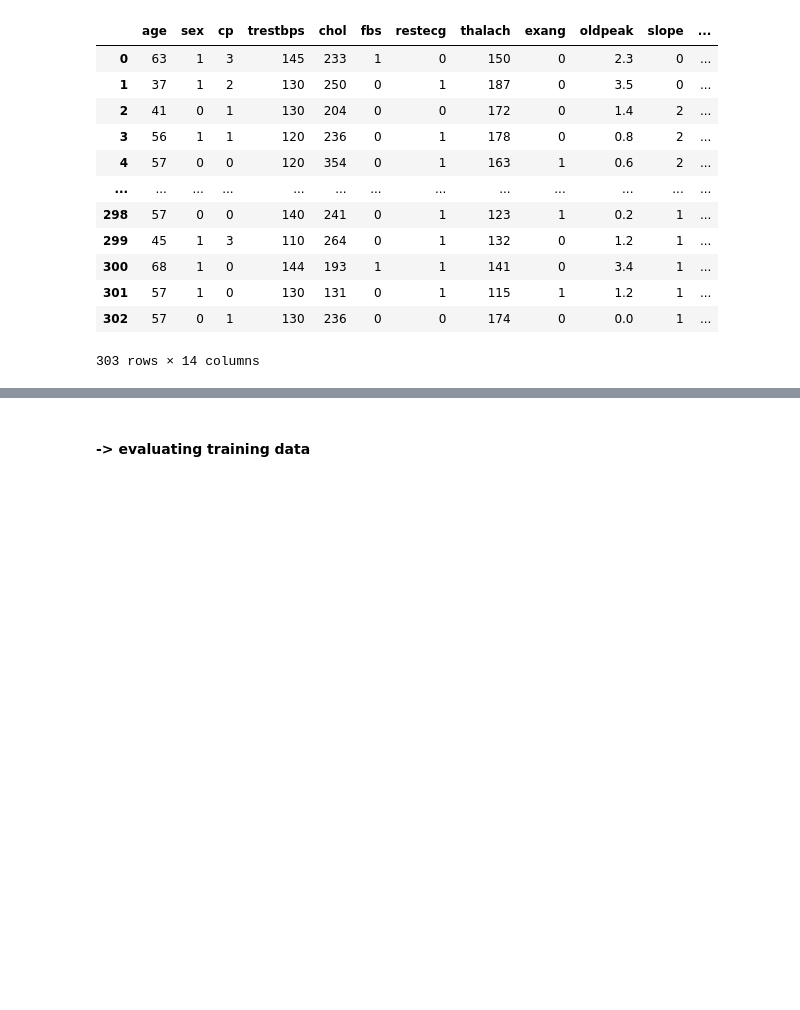
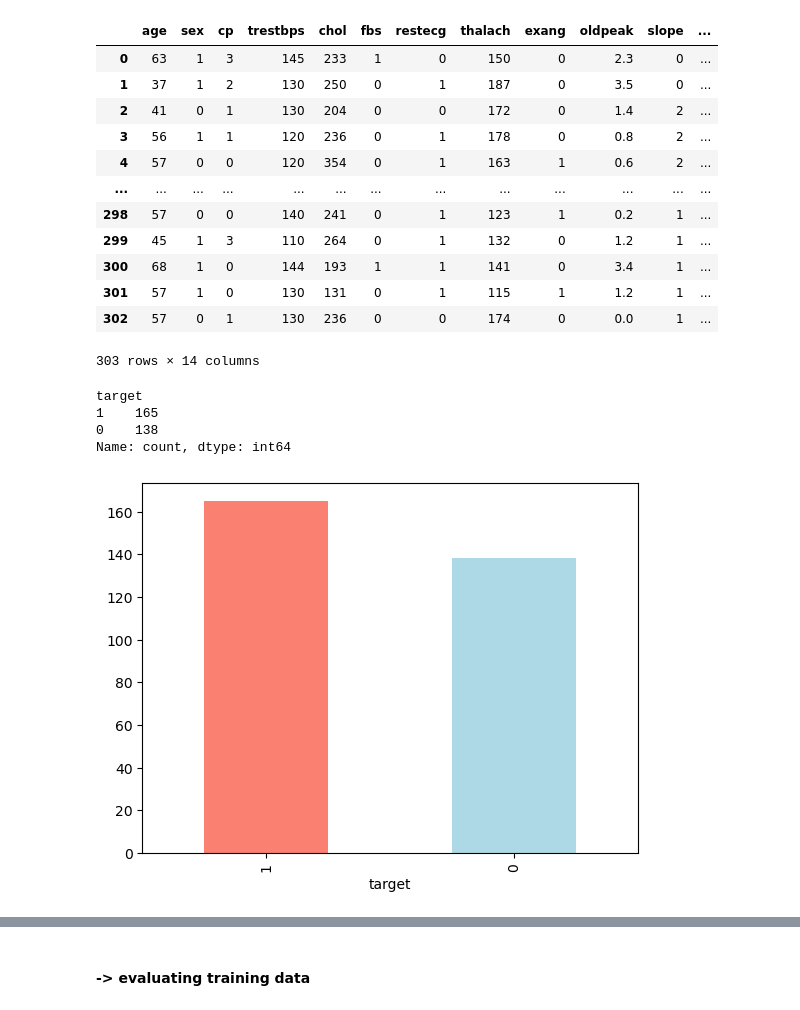
Before and after one commit to maheera421/Heart-Disease-Diagnosis, a Jupyter notebook: HeartCare-ML.ipynb, the cells around one changed output, grey strips where cells are left out. Cells and saved outputs as stored; diff of their text form; code cells hidden in the pictures; blank space fills up the shorter version.

Commit message:
Heart Disease Diagnosis Machine Learning Model

```diff
--- a/HeartCare-ML.ipynb
+++ b/HeartCare-ML.ipynb
@@ -23,3 +71,15 @@ heart_disease
 | 301 | 57 | 1 | 0 | 130 | 131 | 0 | 1 | 115 | 1 | 1.2 | 1 | ... |
 | 302 | 57 | 0 | 1 | 130 | 236 | 0 | 0 | 174 | 0 | 0.0 | 1 | ... |
 303 rows × 14 columns
+# %%
+heart_disease["target"].value_counts()
+# %% [output]
+target
+1    165
+0    138
+Name: count, dtype: int64
+# %%
+heart_disease["target"].value_counts().plot(kind="bar",
+                                            color=["salmon", "lightblue"]);
+# %% [output]
+[figure, added]
```
Also changed, not shown: parts of 79 cells of this notebook.
